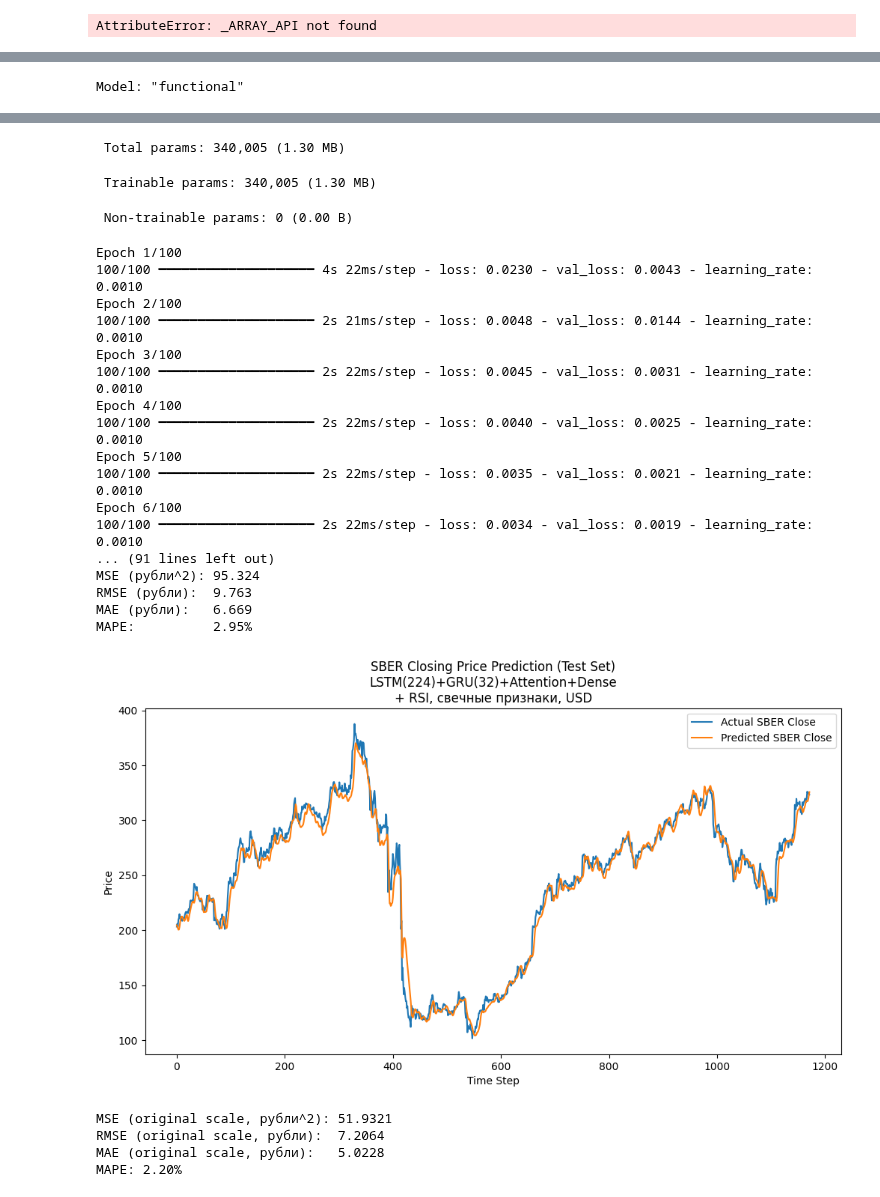
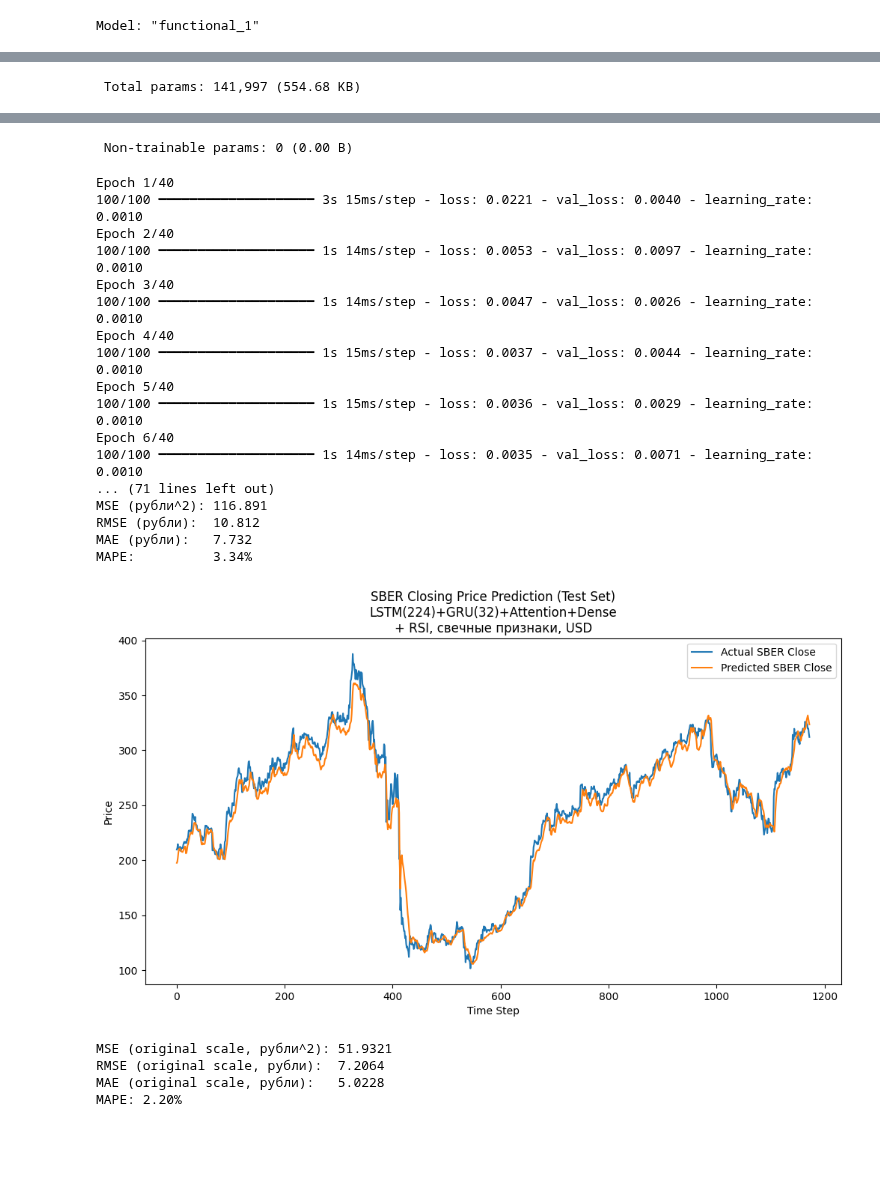
Before and after one commit to NasdormML/Moex_predict, a Jupyter notebook: notebooks/Best_SBER.ipynb, the cells around one changed output, grey strips where cells are left out. Drawn from its saved outputs; the diff is of its cells as text; code cells hidden in the pictures; blank space fills up the shorter version.

```diff
--- a/notebooks/Best_SBER.ipynb
+++ b/notebooks/Best_SBER.ipynb
@@ -228,7 +228,7 @@ if __name__ == "__main__":
     # 5. Построение модели (пример: LSTM + GRU + Attention + Dense)
     input_layer = Input(shape=(seq_length, len(features)))
 
-    x = LSTM(256, return_sequences=True)(input_layer)
+    x = LSTM(150, return_sequences=True)(input_layer)
     x = Dropout(0.1)(x)
 
     x = GRU(64, return_sequences=True)(x)
@@ -252,7 +252,7 @@ if __name__ == "__main__":
 
     history = model.fit(
         X_train, y_train,
-        epochs=100,
+        epochs=40,
         batch_size=16,
         validation_split=0.1,
         callbacks=callbacks,
@@ -306 +295 @@ Traceback (most recent call last):  File "<frozen runpy>", line 198, in _run_mod
-AttributeError: _ARRAY_API not found
+Model: "functional_1"
@@ -313 +313 @@ X_test: (1172, 20, 12) y_test: (1172, 1)
-Model: "functional"
+ Total params: 141,997 (554.68 KB)
@@ -331,24 +315,22 @@ Model: "functional"
- Total params: 340,005 (1.30 MB)
+ Non-trainable params: 0 (0.00 B)
- Trainable params: 340,005 (1.30 MB)
+Epoch 1/40
+100/100 ━━━━━━━━━━━━━━━━━━━━ 3s 15ms/step - loss: 0.0221 - val_loss: 0.0040 - learning_rate: 0.0010
+Epoch 2/40
+100/100 ━━━━━━━━━━━━━━━━━━━━ 1s 14ms/step - loss: 0.0053 - val_loss: 0.0097 - learning_rate: 0.0010
+Epoch 3/40
+100/100 ━━━━━━━━━━━━━━━━━━━━ 1s 14ms/step - loss: 0.0047 - val_loss: 0.0026 - learning_rate: 0.0010
+Epoch 4/40
+100/100 ━━━━━━━━━━━━━━━━━━━━ 1s 15ms/step - loss: 0.0037 - val_loss: 0.0044 - learning_rate: 0.0010
+Epoch 5/40
+100/100 ━━━━━━━━━━━━━━━━━━━━ 1s 15ms/step - loss: 0.0036 - val_loss: 0.0029 - learning_rate: 0.0010
+Epoch 6/40
+100/100 ━━━━━━━━━━━━━━━━━━━━ 1s 14ms/step - loss: 0.0035 - val_loss: 0.0071 - learning_rate: 0.0010
+... (71 lines left out)
+MSE (рубли^2): 116.891
+RMSE (рубли):  10.812
+MAE (рубли):   7.732
+MAPE:          3.34%
- Non-trainable params: 0 (0.00 B)
-Epoch 1/100
-100/100 ━━━━━━━━━━━━━━━━━━━━ 4s 22ms/step - loss: 0.0230 - val_loss: 0.0043 - learning_rate: 0.0010
-Epoch 2/100
-100/100 ━━━━━━━━━━━━━━━━━━━━ 2s 21ms/step - loss: 0.0048 - val_loss: 0.0144 - learning_rate: 0.0010
-Epoch 3/100
-100/100 ━━━━━━━━━━━━━━━━━━━━ 2s 22ms/step - loss: 0.0045 - val_loss: 0.0031 - learning_rate: 0.0010
-Epoch 4/100
-100/100 ━━━━━━━━━━━━━━━━━━━━ 2s 22ms/step - loss: 0.0040 - val_loss: 0.0025 - learning_rate: 0.0010
-Epoch 5/100
-100/100 ━━━━━━━━━━━━━━━━━━━━ 2s 22ms/step - loss: 0.0035 - val_loss: 0.0021 - learning_rate: 0.0010
-Epoch 6/100
-100/100 ━━━━━━━━━━━━━━━━━━━━ 2s 22ms/step - loss: 0.0034 - val_loss: 0.0019 - learning_rate: 0.0010
-... (91 lines left out)
-MSE (рубли^2): 95.324
-RMSE (рубли):  9.763
-MAE (рубли):   6.669
-MAPE:          2.95%
-[figure, old version]
+[figure, new version]
 # %%
 from sklearn.metrics import mean_squared_error, mean_absolute_error
 
```
Also changed, not shown: parts of 3 cells of this notebook.
